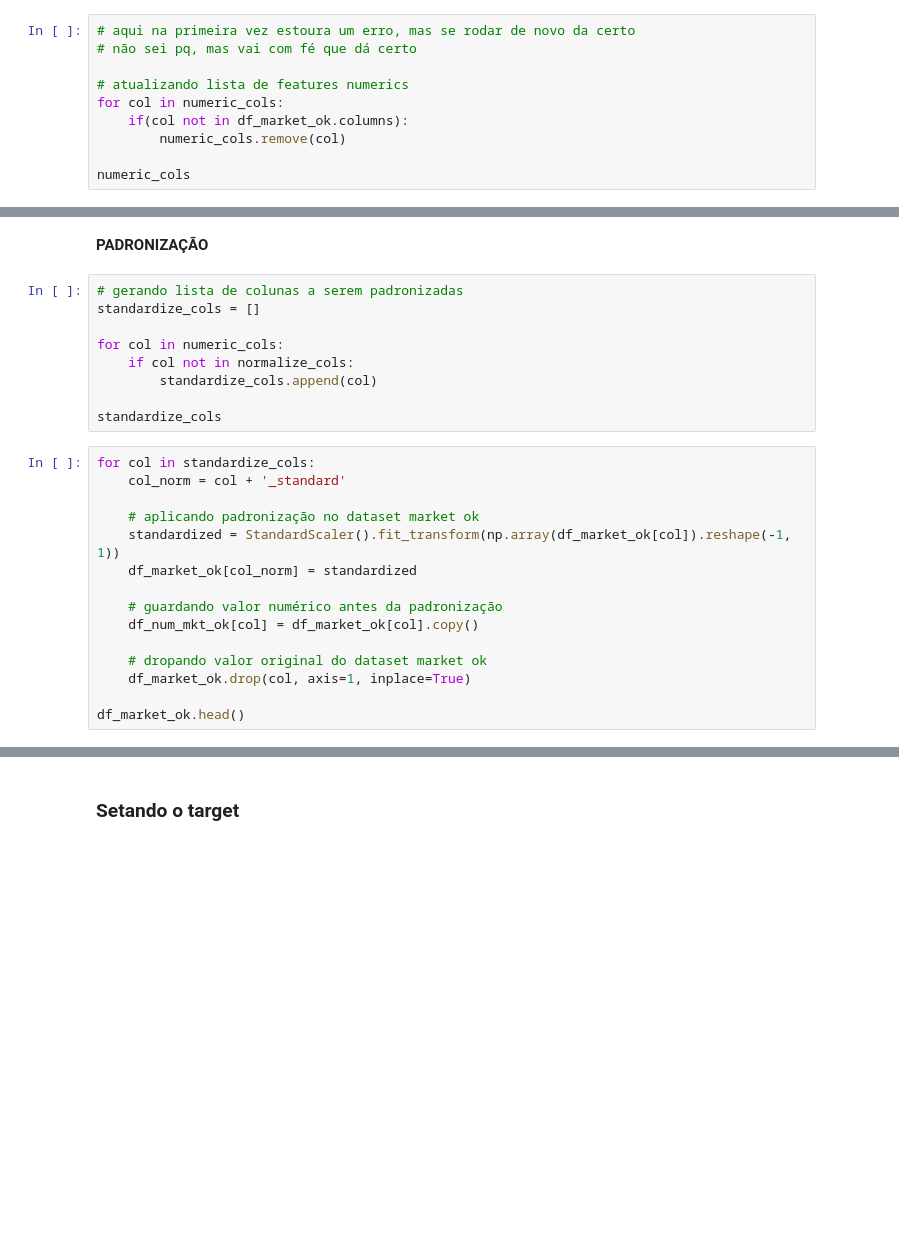
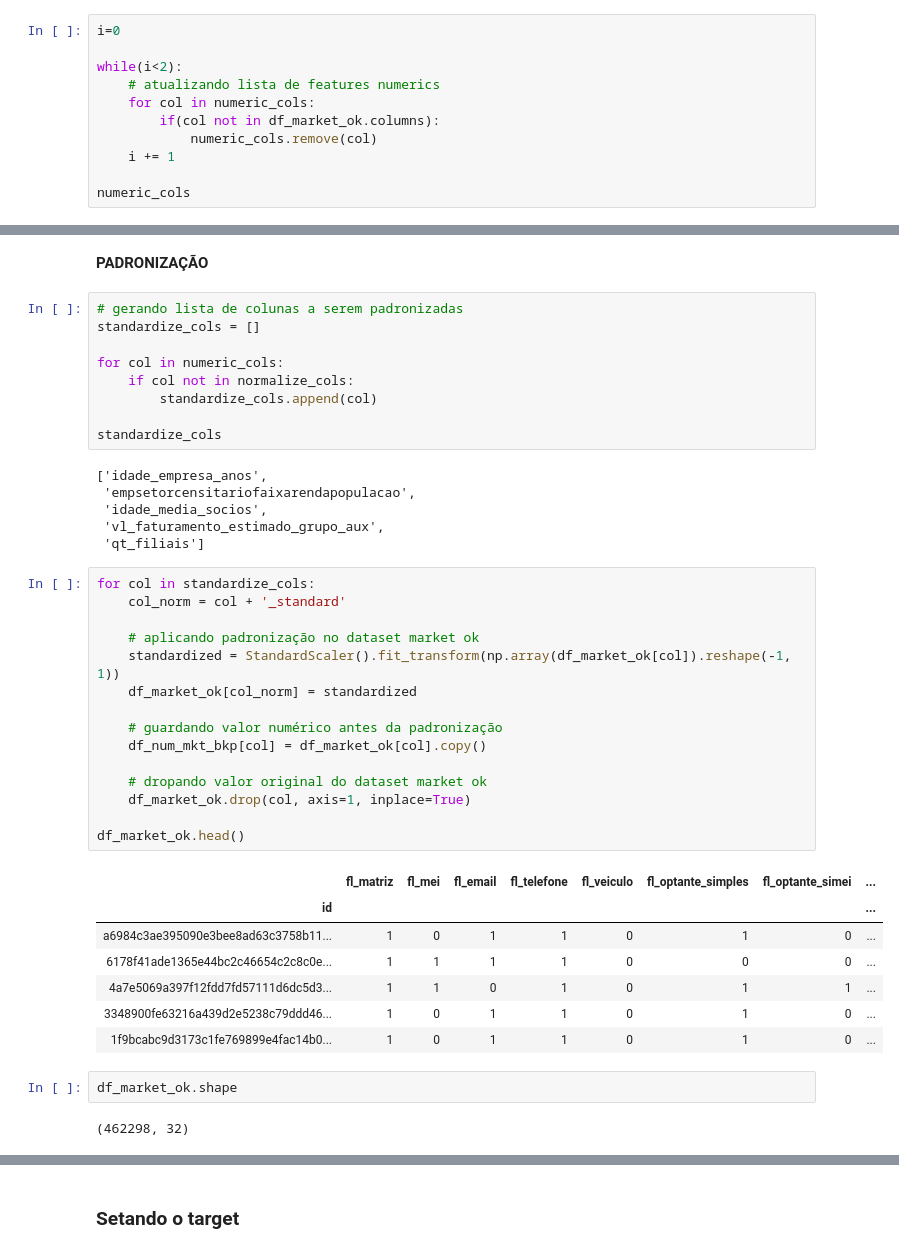
Before and after one commit to codenation-dev/squad-2-ad-xp-data-science-1, a Jupyter notebook: Projeto Final/FeatureEngineering.ipynb, the cells around one changed output, grey strips where cells are left out. Drawn from its saved outputs; the diff is of its cells as text; blank space fills up the shorter version.

```diff
--- a/Projeto Final/FeatureEngineering.ipynb
+++ b/Projeto Final/FeatureEngineering.ipynb
@@ -958,13 +958,14 @@ df_market_ok.head()
 # %% [markdown]
 ### Padronizando/Normalizando features numéricas
 # %%
-# aqui na primeira vez estoura um erro, mas se rodar de novo da certo
-# não sei pq, mas vai com fé que dá certo
+i=0
 
-# atualizando lista de features numerics
-for col in numeric_cols:
-    if(col not in df_market_ok.columns):
-        numeric_cols.remove(col)
+while(i<2):
+    # atualizando lista de features numerics
+    for col in numeric_cols:
+        if(col not in df_market_ok.columns):
+            numeric_cols.remove(col)
+    i += 1
 
 numeric_cols
 # %% [output]
@@ -1034,18 +1057,36 @@ for col in numeric_cols:
         standardize_cols.append(col)
 
 standardize_cols
+# %% [output]
+['idade_empresa_anos',
+ 'empsetorcensitariofaixarendapopulacao',
+ 'idade_media_socios',
+ 'vl_faturamento_estimado_grupo_aux',
+ 'qt_filiais']
 # %%
 for col in standardize_cols:
     col_norm = col + '_standard'
 
     # aplicando padronização no dataset market ok
     standardized = StandardScaler().fit_transform(np.array(df_market_ok[col]).reshape(-1, 1))
     df_market_ok[col_norm] = standardized
 
     # guardando valor numérico antes da padronização
-    df_num_mkt_ok[col] = df_market_ok[col].copy()
+    df_num_mkt_bkp[col] = df_market_ok[col].copy()
 
     # dropando valor original do dataset market ok
     df_market_ok.drop(col, axis=1, inplace=True)
 
 df_market_ok.head()
+# %% [output]
+|  | fl_matriz | fl_mei | fl_email | fl_telefone | fl_veiculo | fl_optante_simples | fl_optante_simei | ... |
+| id |  |  |  |  |  |  |  | ... |
+| a6984c3ae395090e3bee8ad63c3758b11... | 1 | 0 | 1 | 1 | 0 | 1 | 0 | ... |
+| 6178f41ade1365e44bc2c46654c2c8c0e... | 1 | 1 | 1 | 1 | 0 | 0 | 0 | ... |
+| 4a7e5069a397f12fdd7fd57111d6dc5d3... | 1 | 1 | 0 | 1 | 0 | 1 | 1 | ... |
+| 3348900fe63216a439d2e5238c79ddd46... | 1 | 0 | 1 | 1 | 0 | 1 | 0 | ... |
+| 1f9bcabc9d3173c1fe769899e4fac14b0... | 1 | 0 | 1 | 1 | 0 | 1 | 0 | ... |
+# %%
+df_market_ok.shape
+# %% [output]
+(462298, 32)
```
Also changed, not shown: parts of 17 cells of this notebook, 1 other file.
